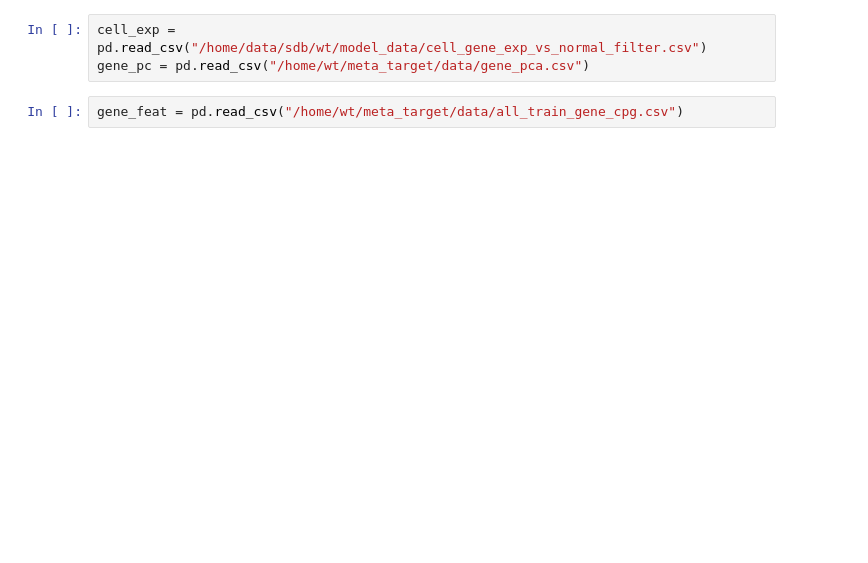
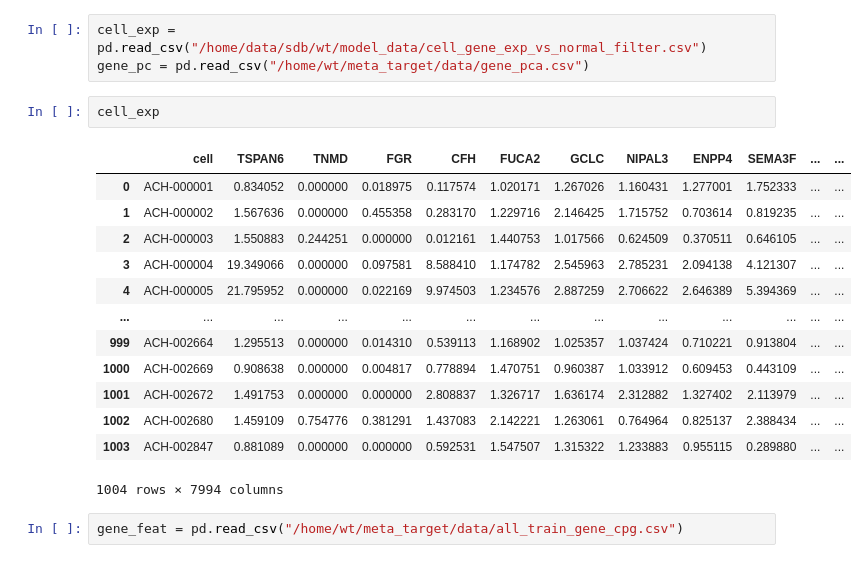
Before and after one commit to XSLiuLab/DeepMeta, a Jupyter notebook: scripts/model/model_cv_ml.ipynb, the cells around one changed output. Cells and saved outputs as stored; diff of their text form; blank space fills up the shorter version.

```diff
--- a/scripts/model/model_cv_ml.ipynb
+++ b/scripts/model/model_cv_ml.ipynb
@@ -18,5 +50,21 @@ dt = pd.read_csv("/home/data/sdc/wt/model_data/ml_input_pca.csv")
 # %%
 cell_exp = pd.read_csv("/home/data/sdb/wt/model_data/cell_gene_exp_vs_normal_filter.csv")
 gene_pc = pd.read_csv("/home/wt/meta_target/data/gene_pca.csv")
+# %%
+cell_exp
+# %% [output]
+|  | cell | TSPAN6 | TNMD | FGR | CFH | FUCA2 | GCLC | NIPAL3 | ENPP4 | SEMA3F | ... | ... |
+| 0 | ACH-000001 | 0.834052 | 0.000000 | 0.018975 | 0.117574 | 1.020171 | 1.267026 | 1.160431 | 1.277001 | 1.752333 | ... | ... |
+| 1 | ACH-000002 | 1.567636 | 0.000000 | 0.455358 | 0.283170 | 1.229716 | 2.146425 | 1.715752 | 0.703614 | 0.819235 | ... | ... |
+| 2 | ACH-000003 | 1.550883 | 0.244251 | 0.000000 | 0.012161 | 1.440753 | 1.017566 | 0.624509 | 0.370511 | 0.646105 | ... | ... |
+| 3 | ACH-000004 | 19.349066 | 0.000000 | 0.097581 | 8.588410 | 1.174782 | 2.545963 | 2.785231 | 2.094138 | 4.121307 | ... | ... |
+| 4 | ACH-000005 | 21.795952 | 0.000000 | 0.022169 | 9.974503 | 1.234576 | 2.887259 | 2.706622 | 2.646389 | 5.394369 | ... | ... |
+| ... | ... | ... | ... | ... | ... | ... | ... | ... | ... | ... | ... | ... |
+| 999 | ACH-002664 | 1.295513 | 0.000000 | 0.014310 | 0.539113 | 1.168902 | 1.025357 | 1.037424 | 0.710221 | 0.913804 | ... | ... |
+| 1000 | ACH-002669 | 0.908638 | 0.000000 | 0.004817 | 0.778894 | 1.470751 | 0.960387 | 1.033912 | 0.609453 | 0.443109 | ... | ... |
+| 1001 | ACH-002672 | 1.491753 | 0.000000 | 0.000000 | 2.808837 | 1.326717 | 1.636174 | 2.312882 | 1.327402 | 2.113979 | ... | ... |
+| 1002 | ACH-002680 | 1.459109 | 0.754776 | 0.381291 | 1.437083 | 2.142221 | 1.263061 | 0.764964 | 0.825137 | 2.388434 | ... | ... |
+| 1003 | ACH-002847 | 0.881089 | 0.000000 | 0.000000 | 0.592531 | 1.547507 | 1.315322 | 1.233883 | 0.955115 | 0.289880 | ... | ... |
+1004 rows × 7994 columns
 # %%
 gene_feat = pd.read_csv("/home/wt/meta_target/data/all_train_gene_cpg.csv")
```
Also changed, not shown: parts of 10 cells of this notebook, 15 other files.
